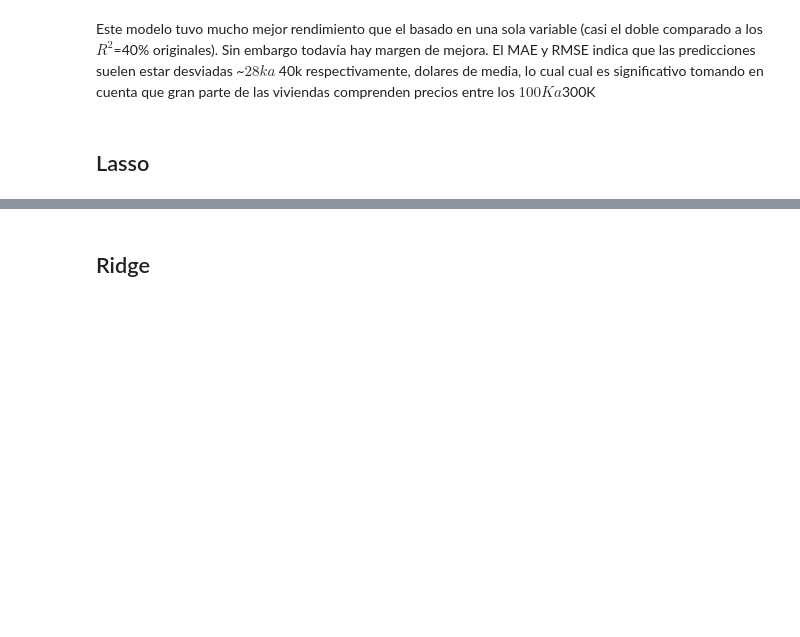
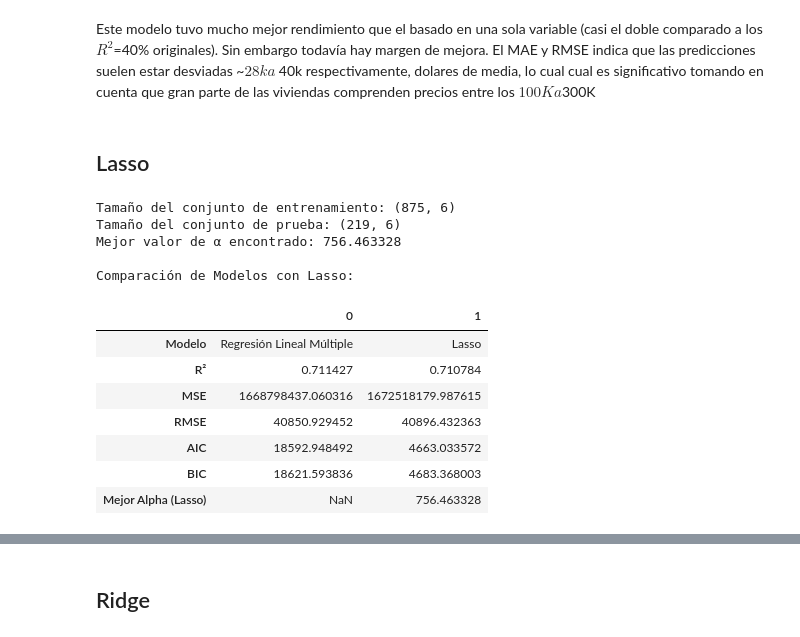
Before and after one commit to DanielRasho/MD-Proyecto2, a Jupyter notebook: main.ipynb, the cells around one changed output, grey strips where cells are left out. Cells and saved outputs as stored; diff of their text form; code cells hidden in the pictures; blank space fills up the shorter version.

```diff
--- a/main.ipynb
+++ b/main.ipynb
@@ -675,3 +675,60 @@ BIC:  18648.7923
 Este modelo tuvo mucho mejor rendimiento que el basado en una sola variable (casi el doble comparado a los $R^2$=40% originales). Sin embargo todavía hay margen de mejora. El MAE y RMSE indica que las predicciones suelen estar desviadas ~$28k a ~$40k respectivamente, dolares de media, lo cual cual es significativo tomando en cuenta que gran parte de las viviendas comprenden precios entre los $100K a $300K
 # %% [markdown]
 ## Lasso
+# %%
+print(f"Tamaño del conjunto de entrenamiento: {X_variables.shape}")
+print(f"Tamaño del conjunto de prueba: {X_variables_Test.shape}")
+
+
+alpha_values = np.logspace(-3, 3, 100)  # Desde 0.001 hasta 1000
+
+# Crear el modelo Lasso con validación cruzada
+lasso_cv = LassoCV(alphas=alpha_values, cv=5)  # 5-fold cross-validation
+lasso_cv.fit(X_variables, SalePrice.ravel())
+
+# Obtener el mejor alpha encontrado
+best_alpha = lasso_cv.alpha_
+print(f"Mejor valor de α encontrado: {best_alpha:.6f}")
+
+lasso_model = Lasso(alpha=best_alpha)
+lasso_model.fit(X_variables, SalePrice.ravel())
+
+lasso_predictions = lasso_model.predict(X_variables_Test)
+
+mse_lasso = mean_squared_error(SalePrice_Test, lasso_predictions)
+r2_lasso = r2_score(SalePrice_Test, lasso_predictions)
+rmse_lasso = np.sqrt(mse_lasso)
+
+n_test = X_variables_Test.shape[0]
+aic_lasso = calculate_aic(n_test, mse_lasso, X_variables.shape[1])
+bic_lasso = calculate_bic(n_test, mse_lasso, X_variables.shape[1])
+
+# Comparar Resultados con Regresión Lineal
+results_lasso_df = pd.DataFrame({
+    "Modelo": ["Regresión Lineal Múltiple", "Lasso"],
+    "R²": [r2_modelo1, r2_lasso],
+    "MSE": [mse_modelo1, mse_lasso],
+    "RMSE": [np.sqrt(mse_modelo1), rmse_lasso],
+    "AIC": [aic_modelo1, aic_lasso],
+    "BIC": [bic_modelo1, bic_lasso],
+    "Mejor Alpha (Lasso)": [None, best_alpha]
+})
+
+
+print("\nComparación de Modelos con Lasso:")
+# print(results_lasso_df)
+results_lasso_df.T
+# %% [output]
+Tamaño del conjunto de entrenamiento: (875, 6)
+Tamaño del conjunto de prueba: (219, 6)
+Mejor valor de α encontrado: 756.463328
+
+Comparación de Modelos con Lasso:
+|  | 0 | 1 |
+| Modelo | Regresión Lineal Múltiple | Lasso |
+| R² | 0.711427 | 0.710784 |
+| MSE | 1668798437.060316 | 1672518179.987615 |
+| RMSE | 40850.929452 | 40896.432363 |
+| AIC | 18592.948492 | 4663.033572 |
+| BIC | 18621.593836 | 4683.368003 |
+| Mejor Alpha (Lasso) | NaN | 756.463328 |
```
Also changed, not shown: parts of 18 cells of this notebook.
